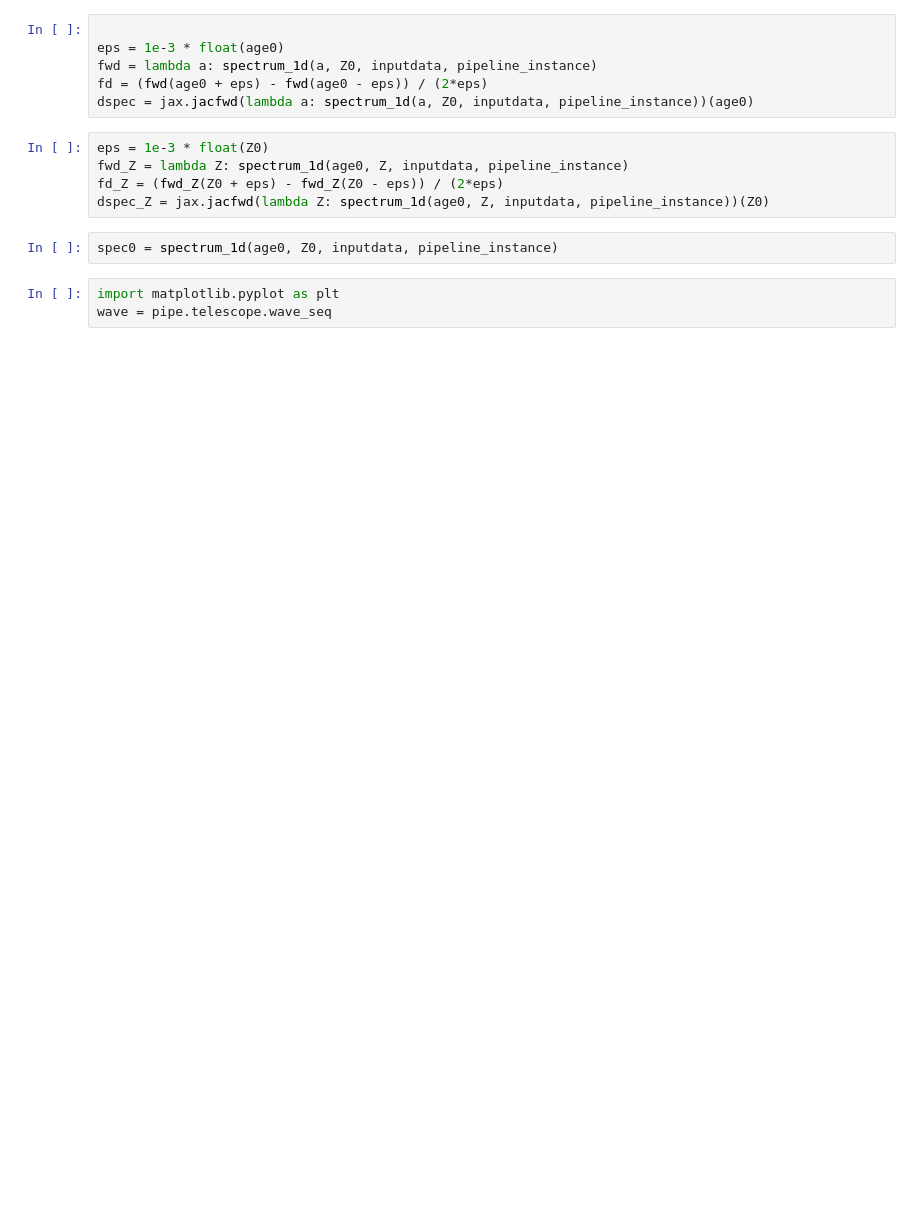
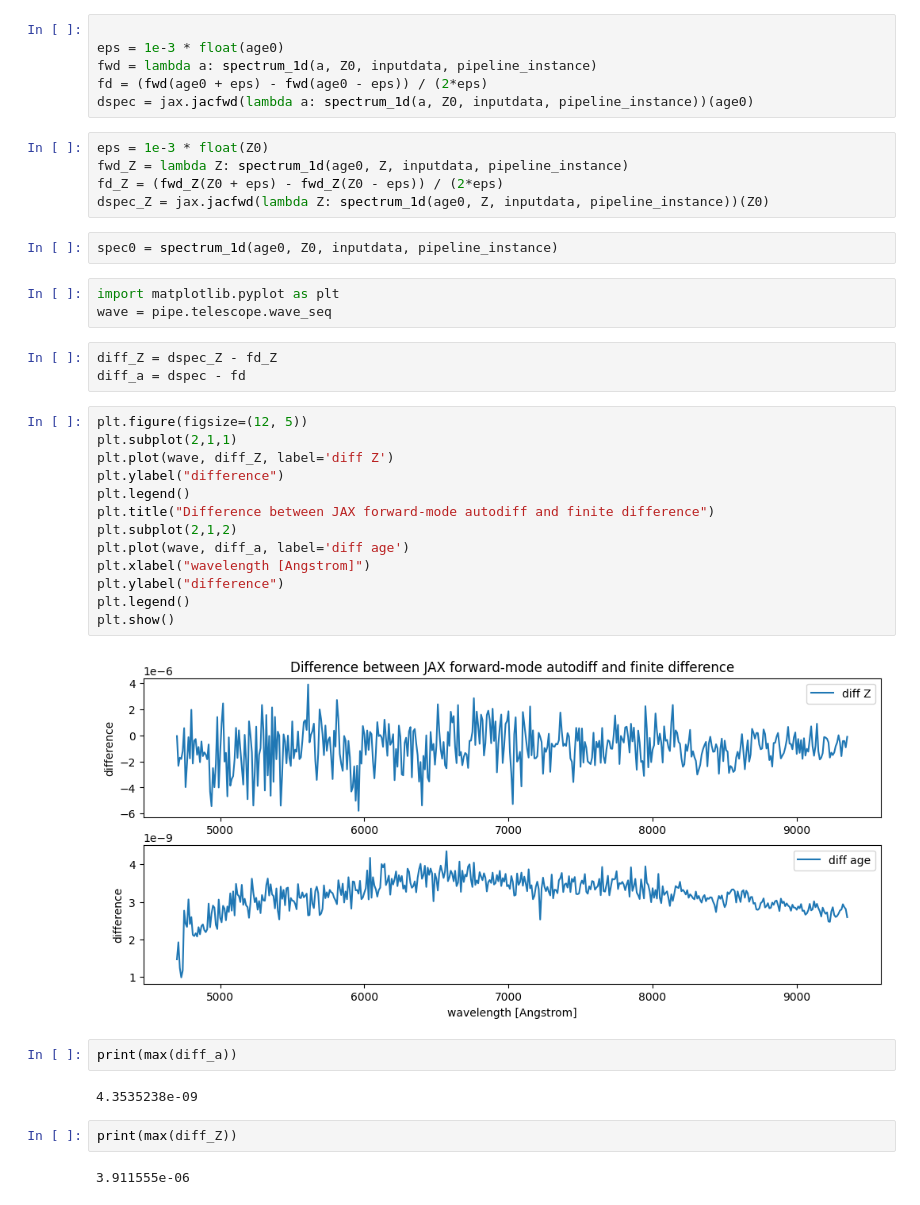
Before and after one commit to AstroAI-Lab/rubix, a Jupyter notebook: notebooks/gradient_age_metallicity_spectrum.ipynb, the cells around one changed output. Cells and saved outputs as stored; diff of their text form; blank space fills up the shorter version.

Commit message:
maximum difference

```diff
--- a/notebooks/gradient_age_metallicity_spectrum.ipynb
+++ b/notebooks/gradient_age_metallicity_spectrum.ipynb
@@ -228,6 +237,32 @@ spec0 = spectrum_1d(age0, Z0, inputdata, pipeline_instance)
 # %%
 import matplotlib.pyplot as plt
 wave = pipe.telescope.wave_seq
+# %%
+diff_Z = dspec_Z - fd_Z
+diff_a = dspec - fd
+# %%
+plt.figure(figsize=(12, 5))
+plt.subplot(2,1,1)
+plt.plot(wave, diff_Z, label='diff Z')
+plt.ylabel("difference")
+plt.legend()
+plt.title("Difference between JAX forward-mode autodiff and finite difference")
+plt.subplot(2,1,2)
+plt.plot(wave, diff_a, label='diff age')
+plt.xlabel("wavelength [Angstrom]")
+plt.ylabel("difference")
+plt.legend()
+plt.show()
+# %% [output]
+[figure, added]
+# %%
+print(max(diff_a))
+# %% [output]
+4.3535238e-09
+# %%
+print(max(diff_Z))
+# %% [output]
+3.911555e-06
 # %%
 plt.figure(figsize=(10,6))
 plt.subplot(3,1,1)
```
Also changed, not shown: parts of 7 cells of this notebook.
